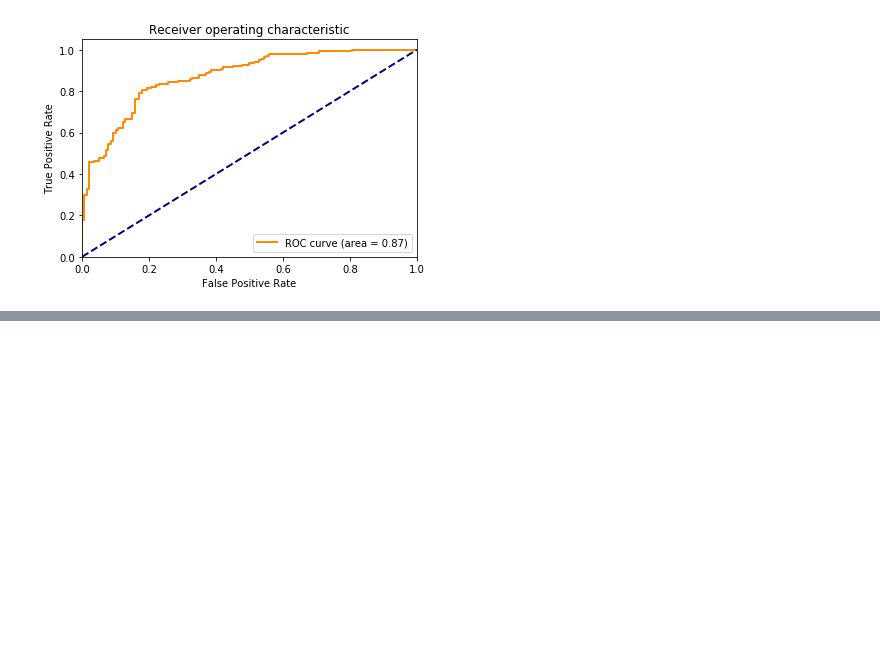
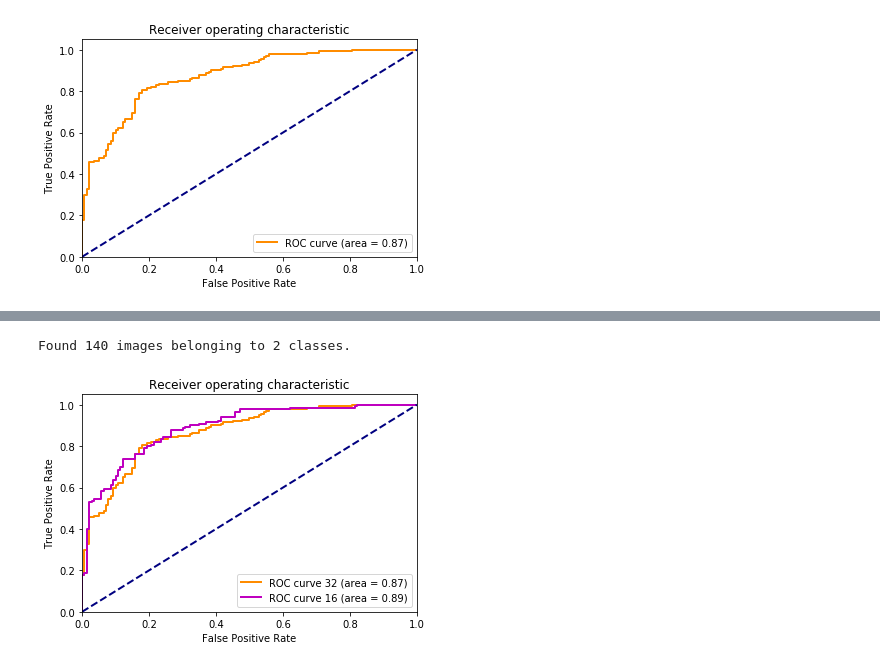
Before and after one commit to laic5/detectingAR, a Jupyter notebook: CNN_p1.ipynb, the cells around one changed output, grey strips where cells are left out. Saved outputs shown, nothing was run; the diff lists cells and outputs as text; code cells hidden in the pictures; blank space fills up the shorter version.

Commit message:
Prediction, validation, ROC

```diff
--- a/CNN_p1.ipynb
+++ b/CNN_p1.ipynb
@@ -313,0 +300,31 @@ Found 140 images belonging to 2 classes.
+# %%
+model2 = 'resnet_2048_16_none.h5'
+val_dir = 'val_CAL'
+
+preds16 = predict(val_dir, model2)
+
+fpr16, tpr16, _ = roc_curve(y_true.ravel(), preds16.ravel())
+roc_auc16 = auc(fpr16, tpr16)
+
+plt.figure()
+lw = 2
+plt.plot(fpr, tpr, color='darkorange',
+         lw=lw, label='ROC curve 32 (area = %0.2f)' % roc_auc)
+
+plt.plot(fpr16, tpr16, color='m',
+         lw=lw, label='ROC curve 16 (area = %0.2f)' % roc_auc16)
+
+plt.plot([0, 1], [0, 1], color='navy', lw=lw, linestyle='--')
+plt.xlim([0.0, 1.0])
+plt.ylim([0.0, 1.05])
+plt.xlabel('False Positive Rate')
+plt.ylabel('True Positive Rate')
+plt.title('Receiver operating characteristic')
+plt.legend(loc="lower right")
+
+fig2 = plt.gcf()
+plt.show()
+fig2.savefig('roc_both.jpg')
+# %% [output]
+Found 140 images belonging to 2 classes.
+[figure, added]
```
Also changed, not shown: parts of 6 cells of this notebook.
